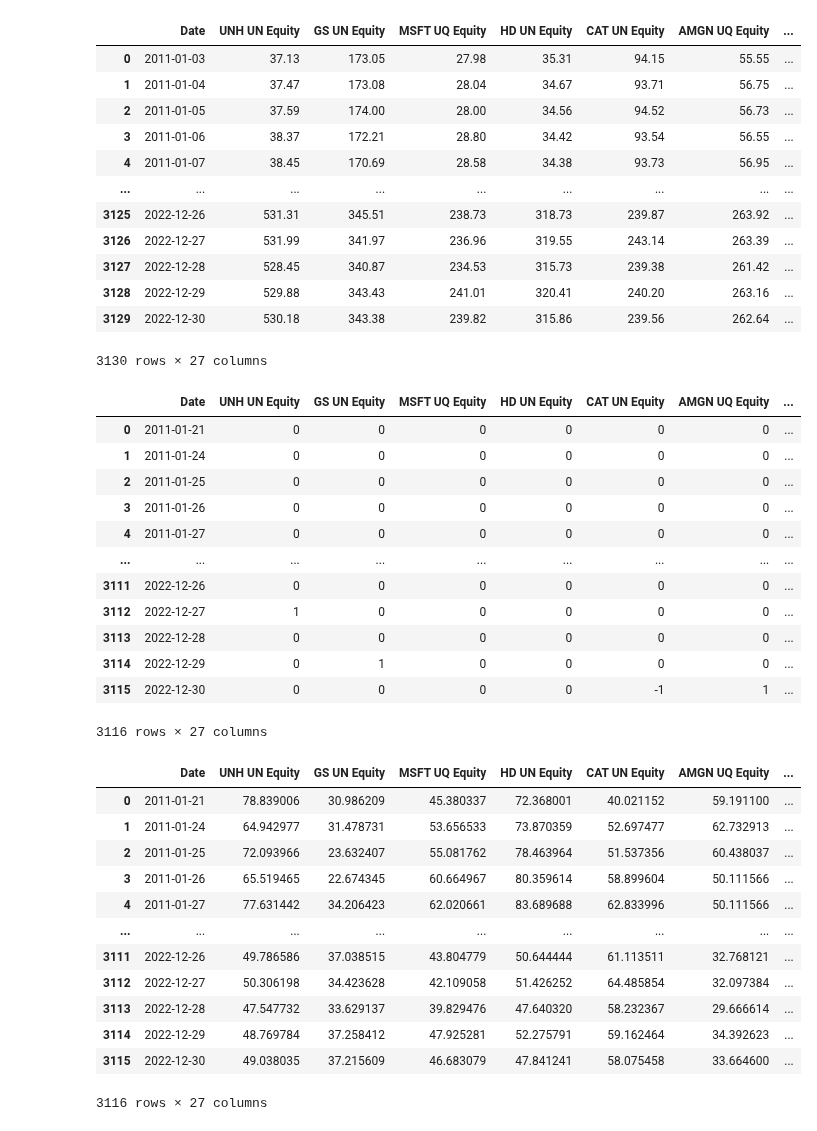
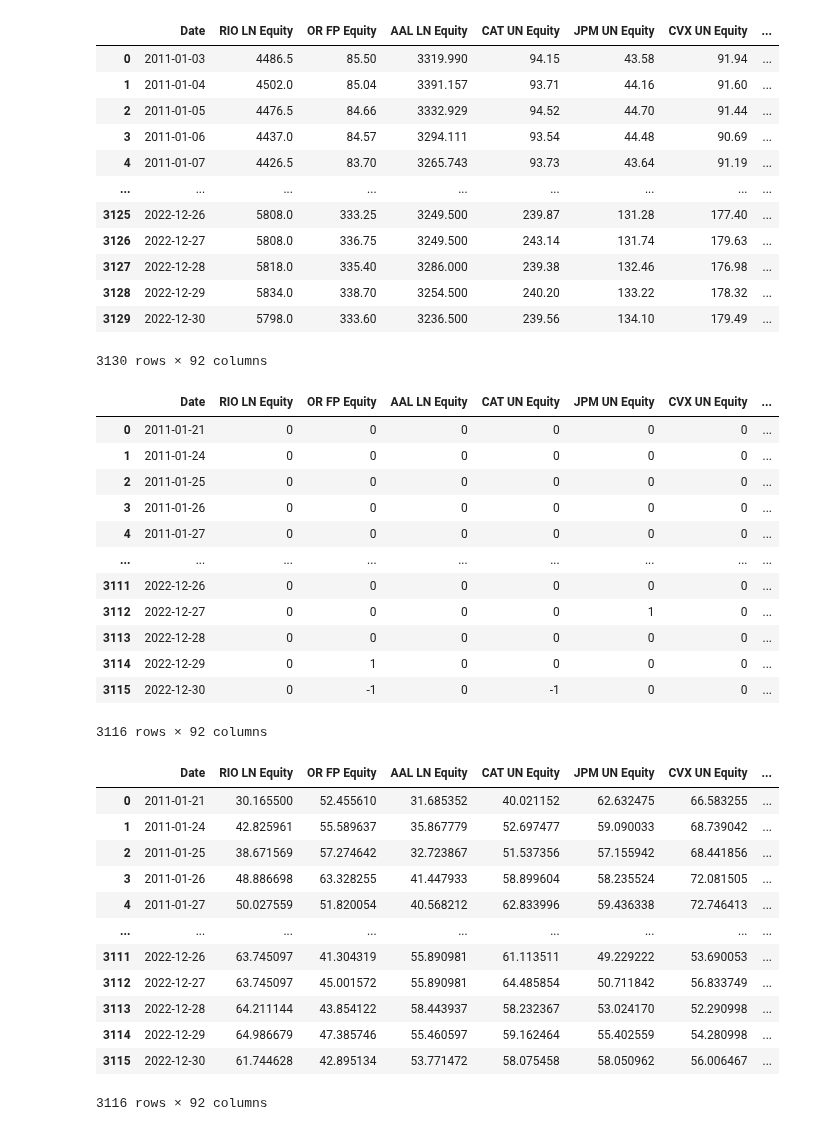
Before and after one commit to vedant2423/data-analysis-with-technical-indicators, a Jupyter notebook: Pair Trading final/notebooks/Without clustering/daily_pair_trade.ipynb, the cells around one changed output. Cells and saved outputs as stored; diff of their text form; code cells hidden in the pictures.

```diff
--- a/Pair Trading final/notebooks/Without clustering/daily_pair_trade.ipynb
+++ b/Pair Trading final/notebooks/Without clustering/daily_pair_trade.ipynb
@@ -14,34 +14,34 @@ t = 6
 #RSI parameters
 period = 14
 # %%
-dataimport = pd.read_csv('/Users/hitengoel/Machine Learning/data analysis(technical indiactors)/data-analysis-with-technical-indicators/Pair Trading final/data/Indexes/DOW JONES.csv')
+dataimport = pd.read_csv('/Users/hitengoel/Machine Learning/data analysis(technical indiactors)/data-analysis-with-technical-indicators/Pair Trading final/data/Indexes/SP GLOBAL 100.csv')
 
 
 dataimport['Date'] = pd.to_datetime(dataimport['Date'])
 dataimport.set_index('Date', inplace=True)
 data = dataimport.copy()
 
 data.reset_index(inplace=True)
 data['Date'] = data['Date'].astype(str)
 stock_names = data.columns[1:]
 
 datacopy = data.copy()
 
 data
 # %% [output]
-|  | Date | UNH UN Equity | GS UN Equity | MSFT UQ Equity | HD UN Equity | CAT UN Equity | AMGN UQ Equity | ... |
-| 0 | 2011-01-03 | 37.13 | 173.05 | 27.98 | 35.31 | 94.15 | 55.55 | ... |
-| 1 | 2011-01-04 | 37.47 | 173.08 | 28.04 | 34.67 | 93.71 | 56.75 | ... |
-| 2 | 2011-01-05 | 37.59 | 174.00 | 28.00 | 34.56 | 94.52 | 56.73 | ... |
-| 3 | 2011-01-06 | 38.37 | 172.21 | 28.80 | 34.42 | 93.54 | 56.55 | ... |
-| 4 | 2011-01-07 | 38.45 | 170.69 | 28.58 | 34.38 | 93.73 | 56.95 | ... |
+|  | Date | RIO LN Equity | OR FP Equity | AAL LN Equity | CAT UN Equity | JPM UN Equity | CVX UN Equity | ... |
+| 0 | 2011-01-03 | 4486.5 | 85.50 | 3319.990 | 94.15 | 43.58 | 91.94 | ... |
+| 1 | 2011-01-04 | 4502.0 | 85.04 | 3391.157 | 93.71 | 44.16 | 91.60 | ... |
+| 2 | 2011-01-05 | 4476.5 | 84.66 | 3332.929 | 94.52 | 44.70 | 91.44 | ... |
+| 3 | 2011-01-06 | 4437.0 | 84.57 | 3294.111 | 93.54 | 44.48 | 90.69 | ... |
+| 4 | 2011-01-07 | 4426.5 | 83.70 | 3265.743 | 93.73 | 43.64 | 91.19 | ... |
 | ... | ... | ... | ... | ... | ... | ... | ... | ... |
-| 3125 | 2022-12-26 | 531.31 | 345.51 | 238.73 | 318.73 | 239.87 | 263.92 | ... |
-| 3126 | 2022-12-27 | 531.99 | 341.97 | 236.96 | 319.55 | 243.14 | 263.39 | ... |
-| 3127 | 2022-12-28 | 528.45 | 340.87 | 234.53 | 315.73 | 239.38 | 261.42 | ... |
-| 3128 | 2022-12-29 | 529.88 | 343.43 | 241.01 | 320.41 | 240.20 | 263.16 | ... |
-| 3129 | 2022-12-30 | 530.18 | 343.38 | 239.82 | 315.86 | 239.56 | 262.64 | ... |
+| 3125 | 2022-12-26 | 5808.0 | 333.25 | 3249.500 | 239.87 | 131.28 | 177.40 | ... |
+| 3126 | 2022-12-27 | 5808.0 | 336.75 | 3249.500 | 243.14 | 131.74 | 179.63 | ... |
+| 3127 | 2022-12-28 | 5818.0 | 335.40 | 3286.000 | 239.38 | 132.46 | 176.98 | ... |
+| 3128 | 2022-12-29 | 5834.0 | 338.70 | 3254.500 | 240.20 | 133.22 | 178.32 | ... |
+| 3129 | 2022-12-30 | 5798.0 | 333.60 | 3236.500 | 239.56 | 134.10 | 179.49 | ... |
-3130 rows × 27 columns
+3130 rows × 92 columns
 # %%
 def MACD(price_data, short_window, long_window, signal_window, column_name):
     data = price_data
@@ -102,7 +102,7 @@ master_macd = master_macd.reset_index(drop=True)
 #master_macd = master_macd[232:725]
 master_macd
 # %% [output]
-|  | Date | UNH UN Equity | GS UN Equity | MSFT UQ Equity | HD UN Equity | CAT UN Equity | AMGN UQ Equity | ... |
+|  | Date | RIO LN Equity | OR FP Equity | AAL LN Equity | CAT UN Equity | JPM UN Equity | CVX UN Equity | ... |
 | 0 | 2011-01-21 | 0 | 0 | 0 | 0 | 0 | 0 | ... |
 | 1 | 2011-01-24 | 0 | 0 | 0 | 0 | 0 | 0 | ... |
 | 2 | 2011-01-25 | 0 | 0 | 0 | 0 | 0 | 0 | ... |
@@ -110,11 +110,11 @@ master_macd
 | 4 | 2011-01-27 | 0 | 0 | 0 | 0 | 0 | 0 | ... |
 | ... | ... | ... | ... | ... | ... | ... | ... | ... |
 | 3111 | 2022-12-26 | 0 | 0 | 0 | 0 | 0 | 0 | ... |
-| 3112 | 2022-12-27 | 1 | 0 | 0 | 0 | 0 | 0 | ... |
+| 3112 | 2022-12-27 | 0 | 0 | 0 | 0 | 1 | 0 | ... |
 | 3113 | 2022-12-28 | 0 | 0 | 0 | 0 | 0 | 0 | ... |
 | 3114 | 2022-12-29 | 0 | 1 | 0 | 0 | 0 | 0 | ... |
-| 3115 | 2022-12-30 | 0 | 0 | 0 | 0 | -1 | 1 | ... |
+| 3115 | 2022-12-30 | 0 | -1 | 0 | -1 | 0 | 0 | ... |
-3116 rows × 27 columns
+3116 rows × 92 columns
 # %%
 def calculate_rsi(prices, period):
     delta = prices.diff()
@@ -148,19 +148,19 @@ master_rsi = rsi_values[period:]
 master_rsi = master_rsi.reset_index(drop=True)
 master_rsi
 # %% [output]
-|  | Date | UNH UN Equity | GS UN Equity | MSFT UQ Equity | HD UN Equity | CAT UN Equity | AMGN UQ Equity | ... |
-| 0 | 2011-01-21 | 78.839006 | 30.986209 | 45.380337 | 72.368001 | 40.021152 | 59.191100 | ... |
-| 1 | 2011-01-24 | 64.942977 | 31.478731 | 53.656533 | 73.870359 | 52.697477 | 62.732913 | ... |
-| 2 | 2011-01-25 | 72.093966 | 23.632407 | 55.081762 | 78.463964 | 51.537356 | 60.438037 | ... |
-| 3 | 2011-01-26 | 65.519465 | 22.674345 | 60.664967 | 80.359614 | 58.899604 | 50.111566 | ... |
-| 4 | 2011-01-27 | 77.631442 | 34.206423 | 62.020661 | 83.689688 | 62.833996 | 50.111566 | ... |
+|  | Date | RIO LN Equity | OR FP Equity | AAL LN Equity | CAT UN Equity | JPM UN Equity | CVX UN Equity | ... |
+| 0 | 2011-01-21 | 30.165500 | 52.455610 | 31.685352 | 40.021152 | 62.632475 | 66.583255 | ... |
+| 1 | 2011-01-24 | 42.825961 | 55.589637 | 35.867779 | 52.697477 | 59.090033 | 68.739042 | ... |
+| 2 | 2011-01-25 | 38.671569 | 57.274642 | 32.723867 | 51.537356 | 57.155942 | 68.441856 | ... |
+| 3 | 2011-01-26 | 48.886698 | 63.328255 | 41.447933 | 58.899604 | 58.235524 | 72.081505 | ... |
+| 4 | 2011-01-27 | 50.027559 | 51.820054 | 40.568212 | 62.833996 | 59.436338 | 72.746413 | ... |
 | ... | ... | ... | ... | ... | ... | ... | ... | ... |
-| 3111 | 2022-12-26 | 49.786586 | 37.038515 | 43.804779 | 50.644444 | 61.113511 | 32.768121 | ... |
-| 3112 | 2022-12-27 | 50.306198 | 34.423628 | 42.109058 | 51.426252 | 64.485854 | 32.097384 | ... |
-| 3113 | 2022-12-28 | 47.547732 | 33.629137 | 39.829476 | 47.640320 | 58.232367 | 29.666614 | ... |
-| 3114 | 2022-12-29 | 48.769784 | 37.258412 | 47.925281 | 52.275791 | 59.162464 | 34.392623 | ... |
-| 3115 | 2022-12-30 | 49.038035 | 37.215609 | 46.683079 | 47.841241 | 58.075458 | 33.664600 | ... |
+| 3111 | 2022-12-26 | 63.745097 | 41.304319 | 55.890981 | 61.113511 | 49.229222 | 53.690053 | ... |
+| 3112 | 2022-12-27 | 63.745097 | 45.001572 | 55.890981 | 64.485854 | 50.711842 | 56.833749 | ... |
+| 3113 | 2022-12-28 | 64.211144 | 43.854122 | 58.443937 | 58.232367 | 53.024170 | 52.290998 | ... |
+| 3114 | 2022-12-29 | 64.986679 | 47.385746 | 55.460597 | 59.162464 | 55.402559 | 54.280998 | ... |
+| 3115 | 2022-12-30 | 61.744628 | 42.895134 | 53.771472 | 58.075458 | 58.050962 | 56.006467 | ... |
-3116 rows × 27 columns
+3116 rows × 92 columns
 # %%
 prices = datacopy
 prices = prices[period:]
```
Also changed, not shown: parts of 3 cells of this notebook, 46 other files.
